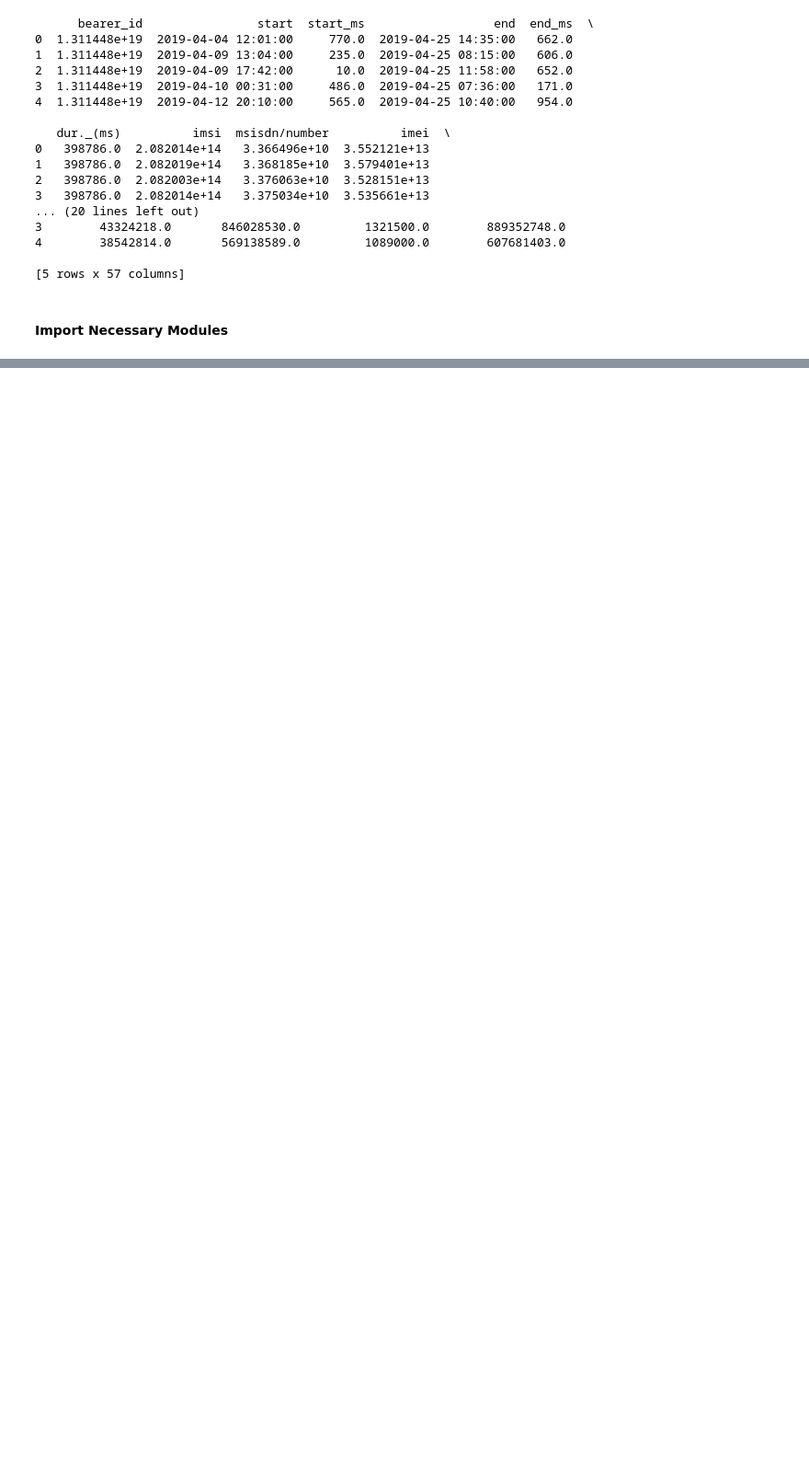
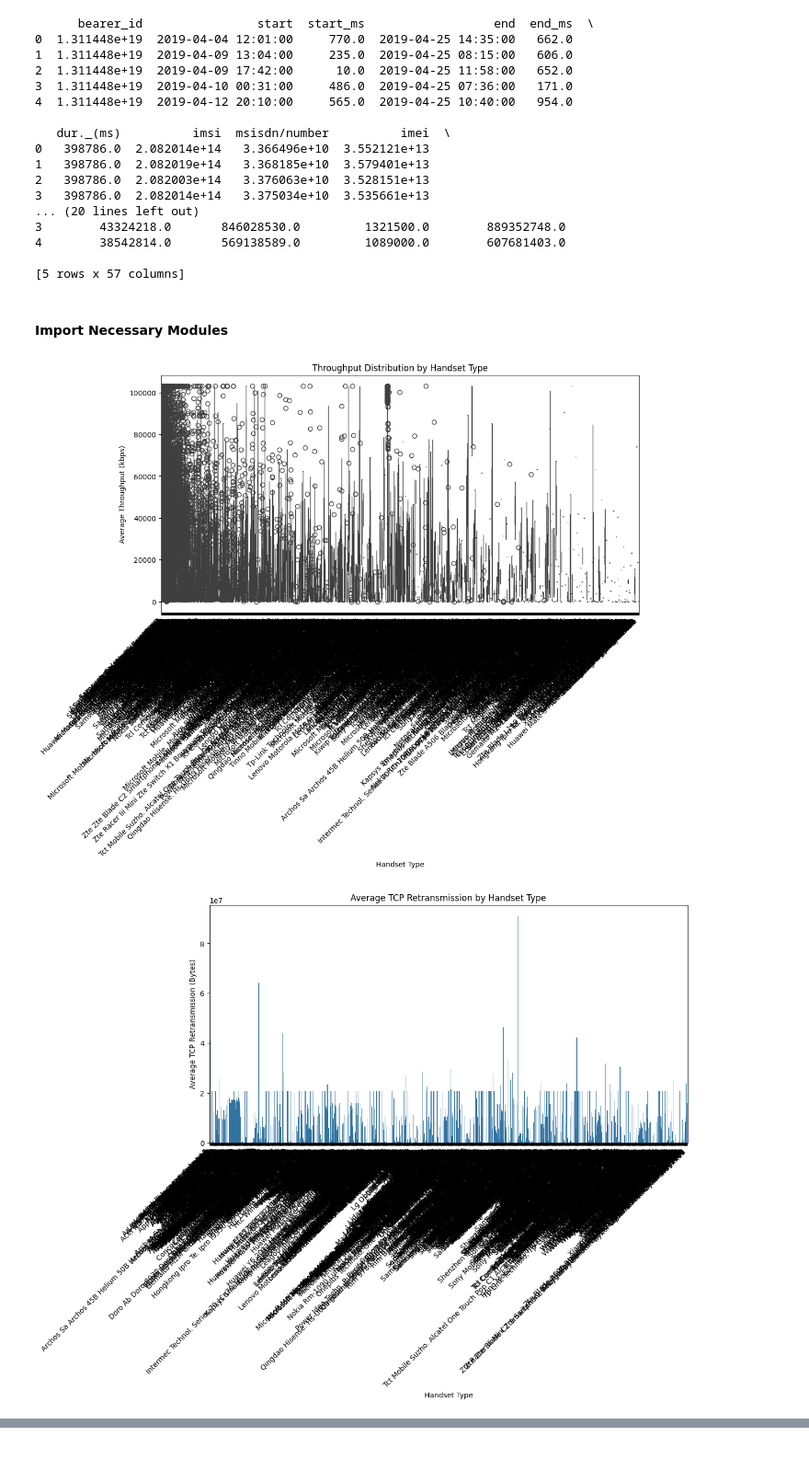
Before and after one commit to Abel-Marie/tellco-insights, a Jupyter notebook: notebooks/eda_experience.ipynb, the cells around one changed output, grey strips where cells are left out. Shown: that part at 92% size. Cells and saved outputs as stored; diff of their text form; code cells hidden in the pictures; blank space fills up the shorter version.

Commit message:
Calling functions from experience_analysis.py and perform user engagegmnet analysis

```diff
--- a/notebooks/eda_experience.ipynb
+++ b/notebooks/eda_experience.ipynb
@@ -42,0 +44,6 @@ from src.analysis.experience_analysis import (
+# %%
+# Perform complete experience analysis
+results = perform_experience_analysis(df)
+# %% [output]
+[figure, added]
+[figure, added]
```
Also changed, not shown: parts of 12 cells of this notebook.
